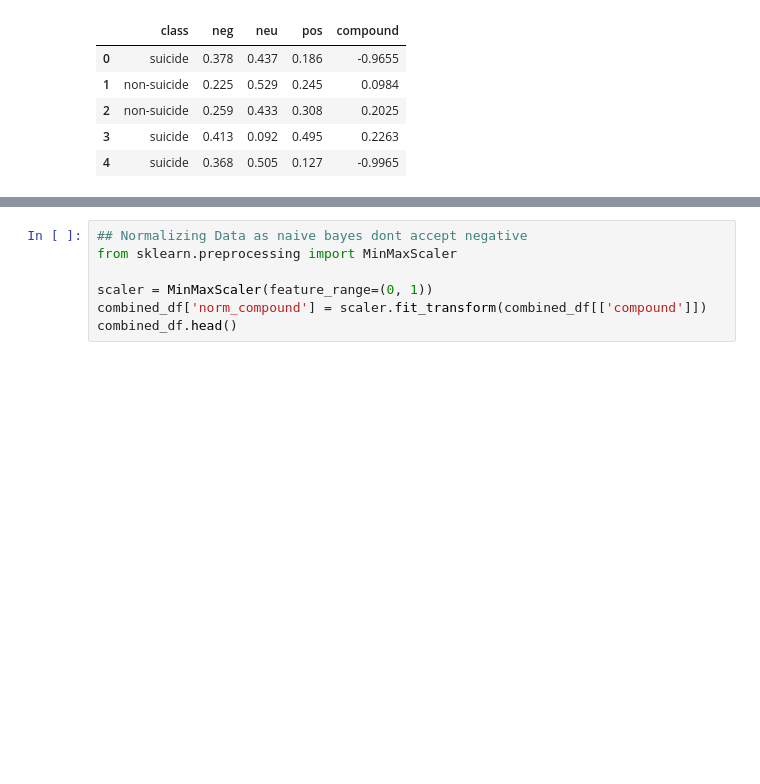
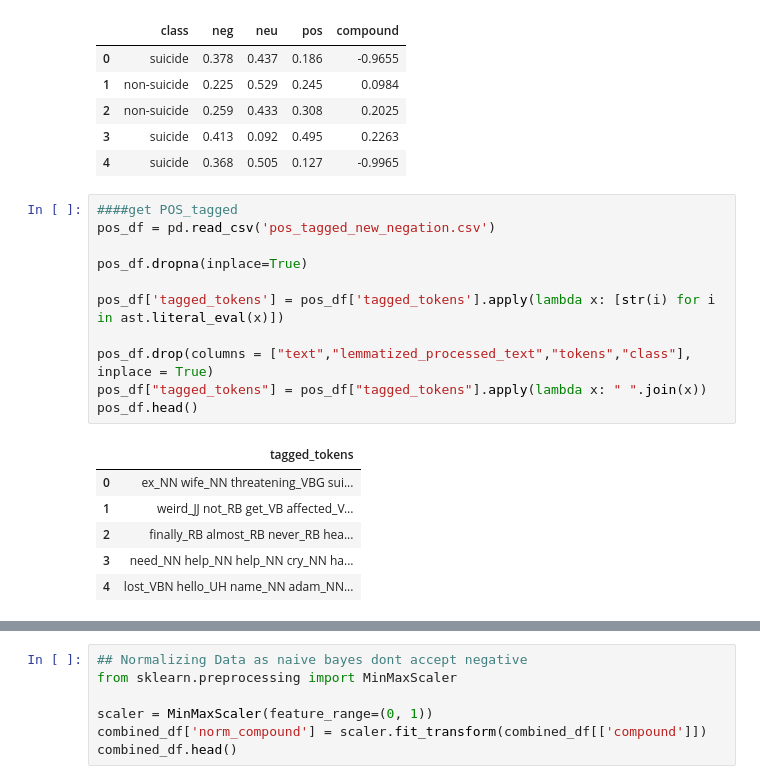
Before and after one commit to graceangrh/Text-mining-Suicide-Ideation, a Jupyter notebook: Comparing SA.ipynb, the cells around one changed output, grey strips where cells are left out. Cells and saved outputs as stored; diff of their text form; blank space fills up the shorter version.

```diff
--- a/Comparing SA.ipynb
+++ b/Comparing SA.ipynb
@@ -71,4 +73,22 @@ emotion_df_2.head()
 | 2 | non-suicide | 0.259 | 0.433 | 0.308 | 0.2025 |
 | 3 | suicide | 0.413 | 0.092 | 0.495 | 0.2263 |
 | 4 | suicide | 0.368 | 0.505 | 0.127 | -0.9965 |
+# %%
+####get POS_tagged
+pos_df = pd.read_csv('pos_tagged_new_negation.csv')
+
+pos_df.dropna(inplace=True)
+
+pos_df['tagged_tokens'] = pos_df['tagged_tokens'].apply(lambda x: [str(i) for i in ast.literal_eval(x)])
+
+pos_df.drop(columns = ["text","lemmatized_processed_text","tokens","class"], inplace = True)
+pos_df["tagged_tokens"] = pos_df["tagged_tokens"].apply(lambda x: " ".join(x))
+pos_df.head()
+# %% [output]
+|  | tagged_tokens |
+| 0 | ex_NN wife_NN threatening_VBG sui... |
+| 1 | weird_JJ not_RB get_VB affected_V... |
+| 2 | finally_RB almost_RB never_RB hea... |
+| 3 | need_NN help_NN help_NN cry_NN ha... |
+| 4 | lost_VBN hello_UH name_NN adam_NN... |
 # %%
```
Also changed, not shown: parts of 45 cells of this notebook.
